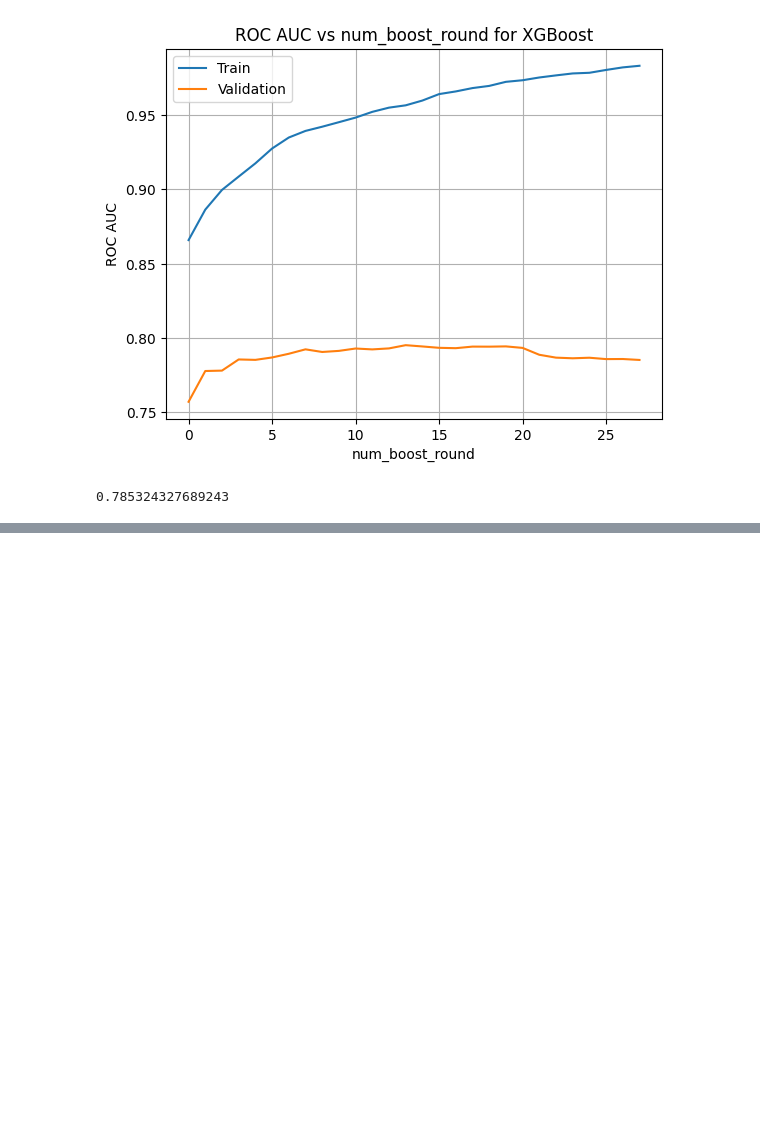
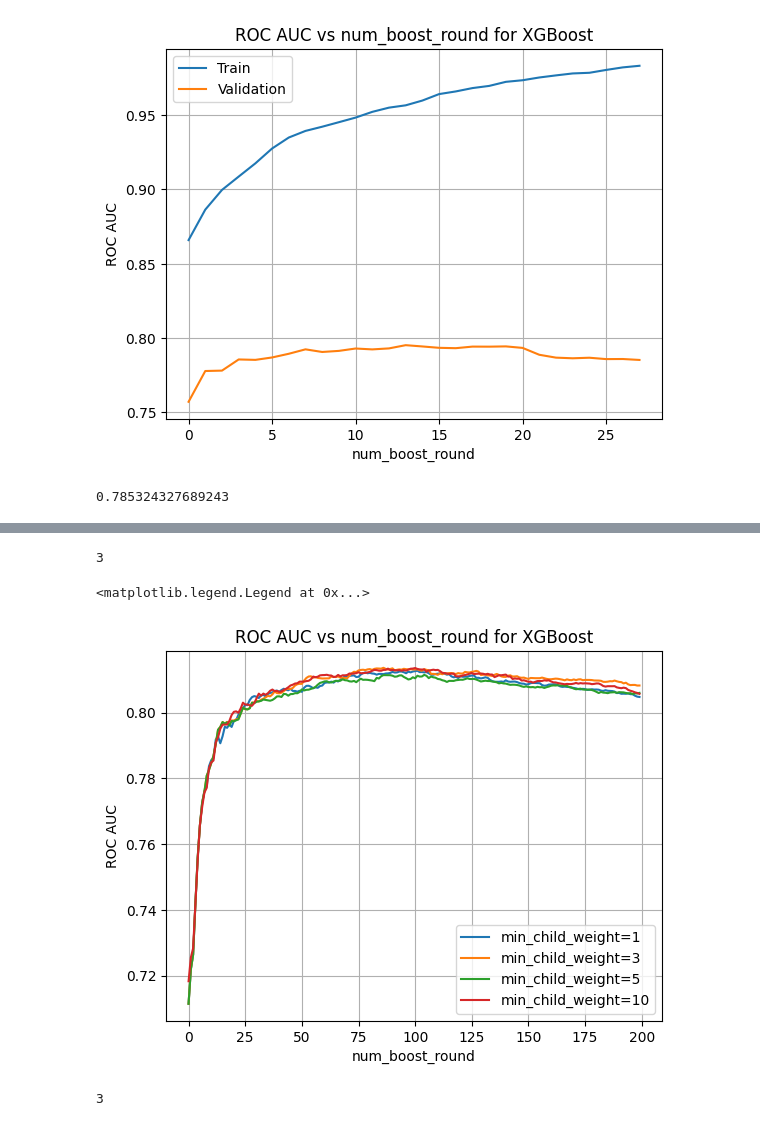
Before and after one commit to BALJAPALLIANSHUL/machine_learning_zoomcamp, a Jupyter notebook: 06-decision trees and ensemble learning/credit_risk_project.ipynb, the cells around one changed output, grey strips where cells are left out. Drawn from its saved outputs; the diff is of its cells as text; code cells hidden in the pictures; blank space fills up the shorter version.

```diff
--- a/06-decision trees and ensemble learning/credit_risk_project.ipynb
+++ b/06-decision trees and ensemble learning/credit_risk_project.ipynb
@@ -613,0 +693,46 @@ roc_auc_score(target_val, y_pred_xgb)
+# %%
+max_depth_final = int(df_xgb_full[df_xgb_full.val_auc==df_xgb_full.val_auc.max()].max_depth.values[0])
+max_depth_final
+# %% [output]
+3
+# %%
+%%capture output
+for i in min_child_weight:
+    params = {
+        'objective':'binary:logistic',
+        'max_depth':max_depth_final,
+        'eta':eta_final,
+        'min_child_weight':i,
+        'verbosity':1,
+        'seed':42,
+        'eval_metric':'auc'
+    }
+    xgb_model = xgb.train(params,dtrain,num_boost_round=200,evals = watchlist)
+    print('*****')
+# %%
+output_list = output.stdout.strip().split('*****')
+df_xgb_full = None
+for i in range(len(min_child_weight)):
+    df_xgb = get_df_from_output(output_list[i].strip(), split=True)
+    df_xgb['min_child_weight'] = min_child_weight[i]
+    if df_xgb_full is None:
+        df_xgb_full = df_xgb
+    else:
+        df_xgb_full = pd.concat([df_xgb_full, df_xgb])
+# %%
+for i in min_child_weight:
+    df_ = df_xgb_full[df_xgb_full.min_child_weight == i]
+    plt.plot(df_.num_boost_round,df_.val_auc, label=f'min_child_weight={i}')
+plt.xlabel('num_boost_round')
+plt.ylabel('ROC AUC')
+plt.title('ROC AUC vs num_boost_round for XGBoost')
+plt.grid()
+plt.legend()
+# %% [output]
+<matplotlib.legend.Legend at 0x...>
+[figure, added]
+# %%
+min_child_weight_final = int(df_xgb_full[df_xgb_full.val_auc==df_xgb_full.val_auc.max()].min_child_weight.values[0])
+min_child_weight_final
+# %% [output]
+3
```
Also changed, not shown: parts of 23 cells of this notebook.
